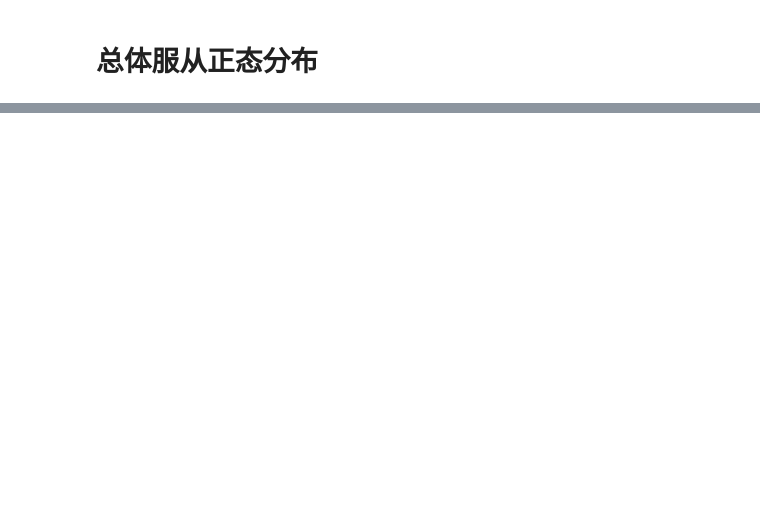
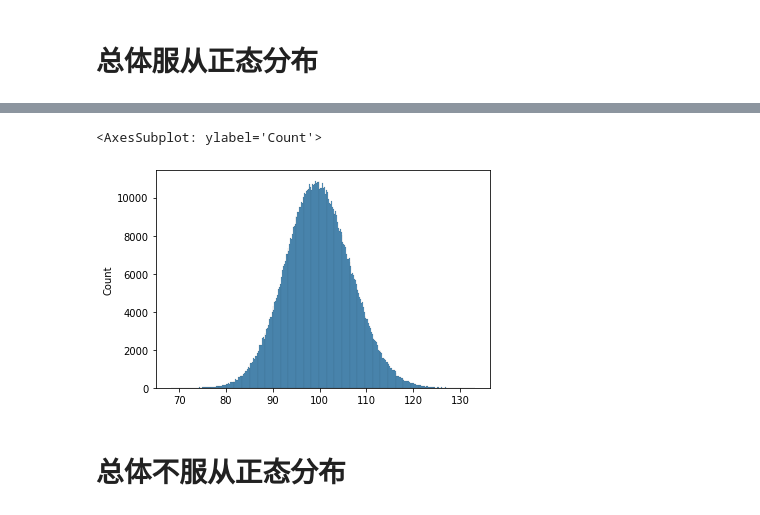
Before and after one commit to zhiliang-lin/py_for_stats, a Jupyter notebook: 06 抽样分布.ipynb, the cells around one changed output, grey strips where cells are left out. Saved outputs shown, nothing was run; the diff lists cells and outputs as text; code cells hidden in the pictures; blank space fills up the shorter version.

```diff
--- a/06 抽样分布.ipynb
+++ b/06 抽样分布.ipynb
@@ -156,2 +143,4 @@ samples_2 = list(itertools.product(popul_2,repeat = 5))
+# %%
+samples_1 = list(itertools.product(popul_1,repeat = 2))
 # %%
 # 样本均值
@@ -162,0 +160,8 @@ ValueError: too many values to unpack (expected 2)
+# %%
+#样本均值（n=2）的分布
+sns.histplot(samples_1_means)
+# %% [output]
+<AxesSubplot: ylabel='Count'>
+[figure, added]
+# %% [markdown]
+# 总体不服从正态分布
```
Also changed, not shown: parts of 57 cells of this notebook, 1 other file.
